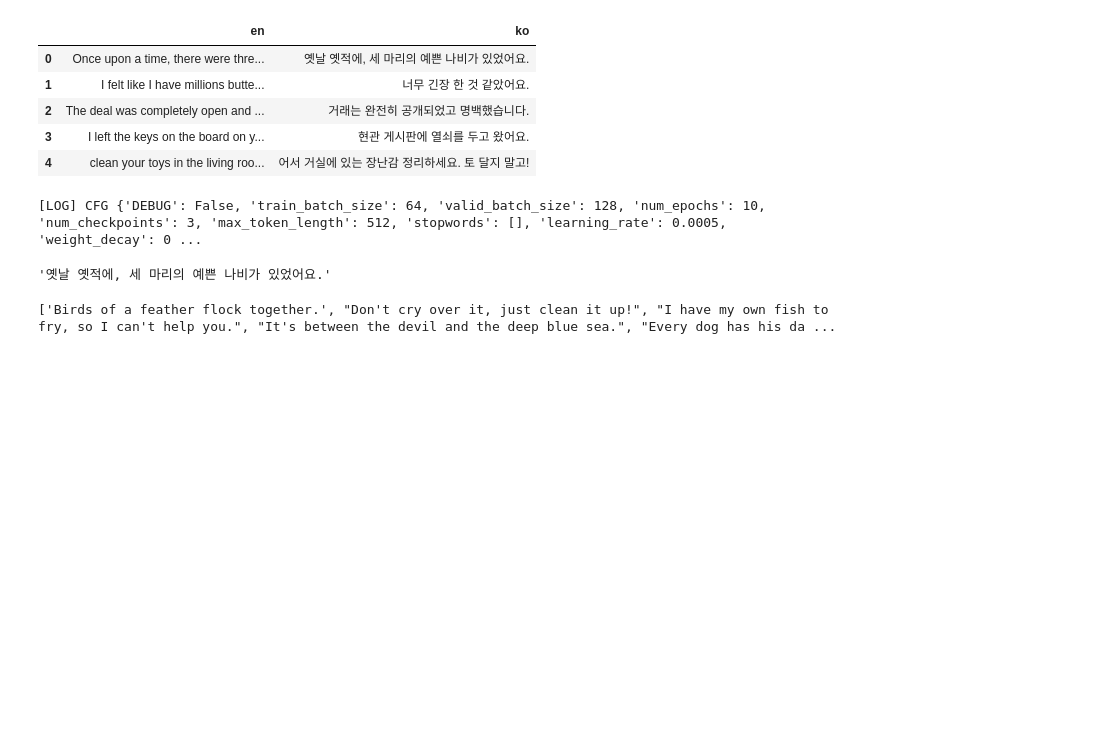
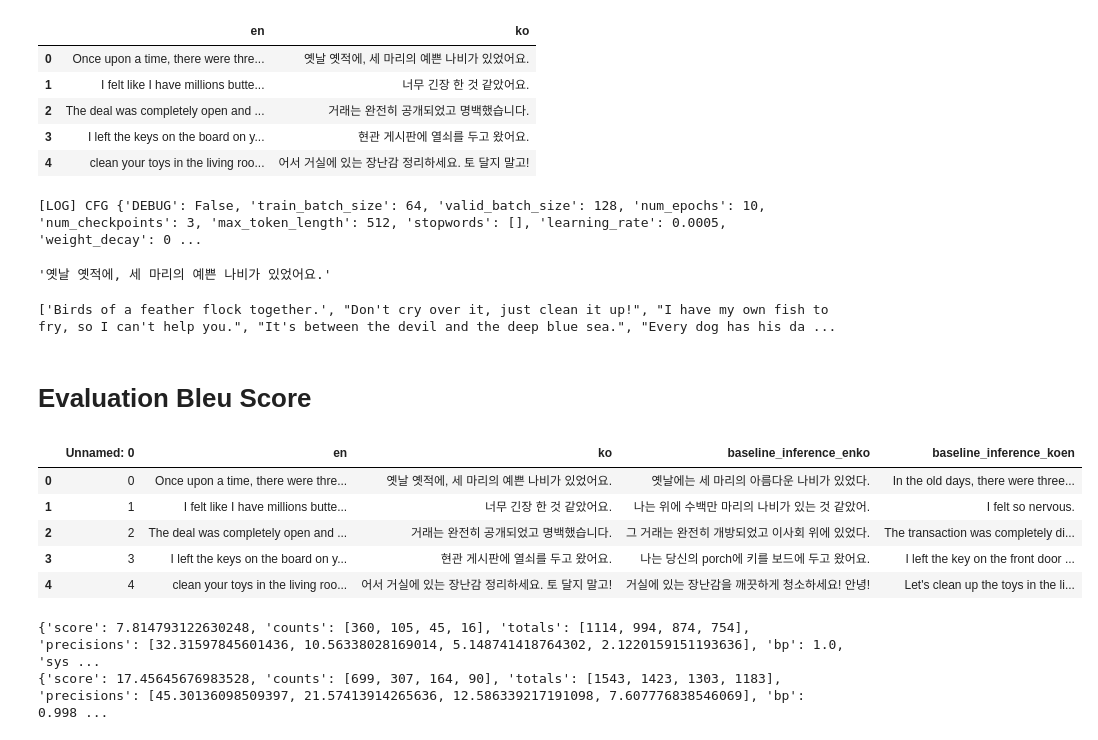
Before and after one commit to YoonjungChoi/CMPE295_NMT_Project, a Jupyter notebook: finetunedModels/hugginface/Retrain.ipynb, the cells around one changed output. Drawn from its saved outputs; the diff is of its cells as text; code cells hidden in the pictures; blank space fills up the shorter version.

```diff
--- a/finetunedModels/hugginface/Retrain.ipynb
+++ b/finetunedModels/hugginface/Retrain.ipynb
@@ -430,3 +430,31 @@ translated = model.generate(
 print([tokenizer.decode(t, skip_special_tokens=True) for t in translated])
 # %% [output]
 ['Birds of a feather flock together.', "Don't cry over it, just clean it up!", "I have my own fish to fry, so I can't help you.", "It's between the devil and the deep blue sea.", "Every dog has his da ...
+# %% [markdown]
+# Evaluation Bleu Score
+# %%
+#metric = load_metric("sacrebleu")
+
+df_base = pd.read_csv("baseline_inference.csv")
+display(df_base.head())
+preds_enko = df_base["baseline_inference_enko"]
+preds_koen = df_base["baseline_inference_koen"]
+
+labels_ko = np.expand_dims(df_base["ko"], axis=1)
+labels_en = np.expand_dims(df_base["en"], axis=1)
+
+
+score = metric.compute(predictions=preds_enko, references=labels_ko)
+print(score)
+
+score = metric.compute(predictions=preds_koen, references=labels_en)
+print(score)
+# %% [output]
+|  | Unnamed: 0 | en | ko | baseline_inference_enko | baseline_inference_koen |
+| 0 | 0 | Once upon a time, there were thre... | 옛날 옛적에, 세 마리의 예쁜 나비가 있었어요. | 옛날에는 세 마리의 아름다운 나비가 있었다. | In the old days, there were three... |
+| 1 | 1 | I felt like I have millions butte... | 너무 긴장 한 것 같았어요. | 나는 위에 수백만 마리의 나비가 있는 것 같았어. | I felt so nervous. |
+| 2 | 2 | The deal was completely open and ... | 거래는 완전히 공개되었고 명백했습니다. | 그 거래는 완전히 개방되었고 이사회 위에 있었다. | The transaction was completely di... |
+| 3 | 3 | I left the keys on the board on y... | 현관 게시판에 열쇠를 두고 왔어요. | 나는 당신의 porch에 키를 보드에 두고 왔어요. | I left the key on the front door ... |
+| 4 | 4 | clean your toys in the living roo... | 어서 거실에 있는 장난감 정리하세요. 토 달지 말고! | 거실에 있는 장난감을 깨끗하게 청소하세요! 안녕! | Let's clean up the toys in the li... |
+{'score': 7.814793122630248, 'counts': [360, 105, 45, 16], 'totals': [1114, 994, 874, 754], 'precisions': [32.31597845601436, 10.56338028169014, 5.148741418764302, 2.1220159151193636], 'bp': 1.0, 'sys ...
+{'score': 17.45645676983528, 'counts': [699, 307, 164, 90], 'totals': [1543, 1423, 1303, 1183], 'precisions': [45.30136098509397, 21.57413914265636, 12.586339217191098, 7.607776838546069], 'bp': 0.998 ...
```
Also changed, not shown: parts of 4 cells of this notebook.
